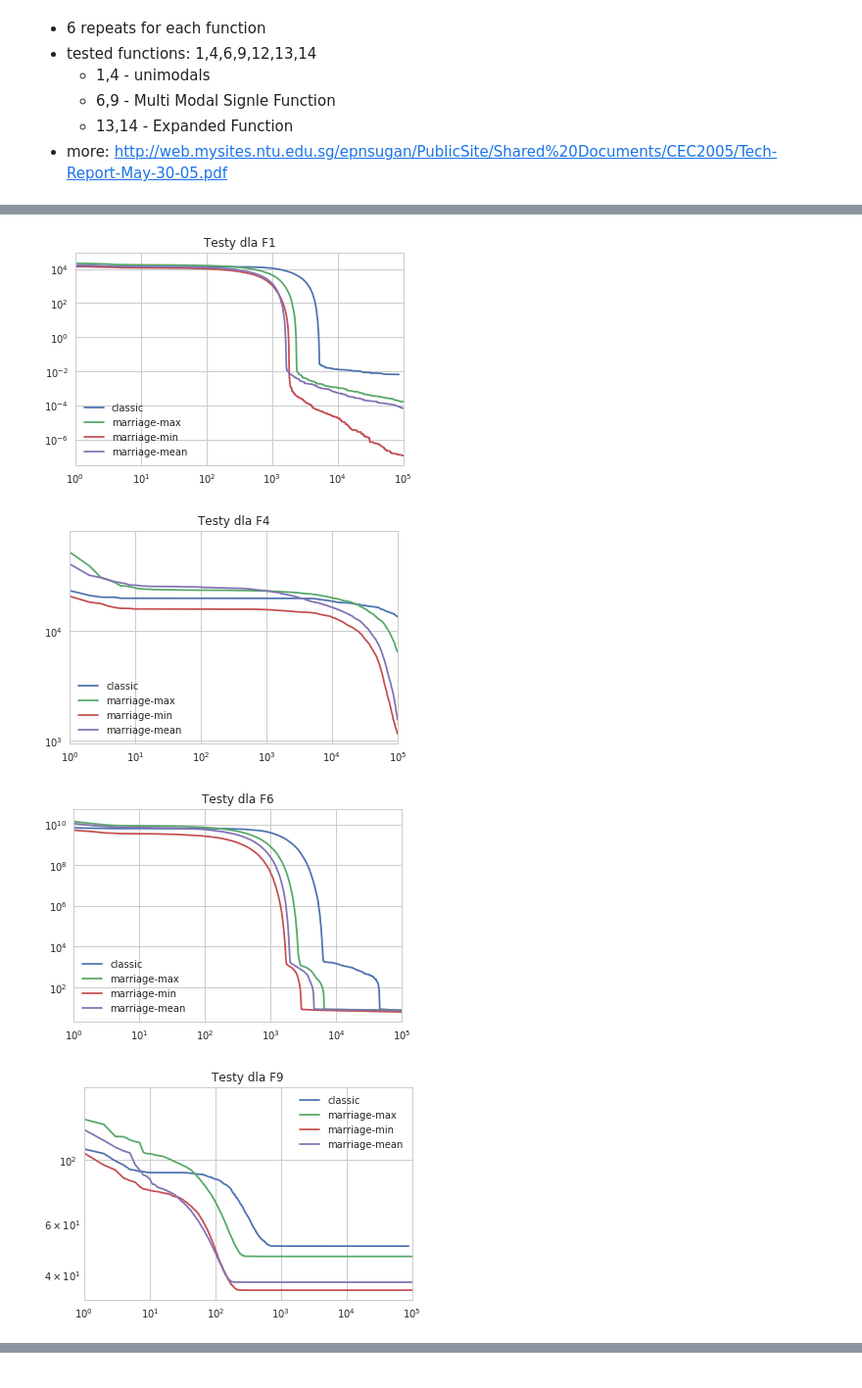
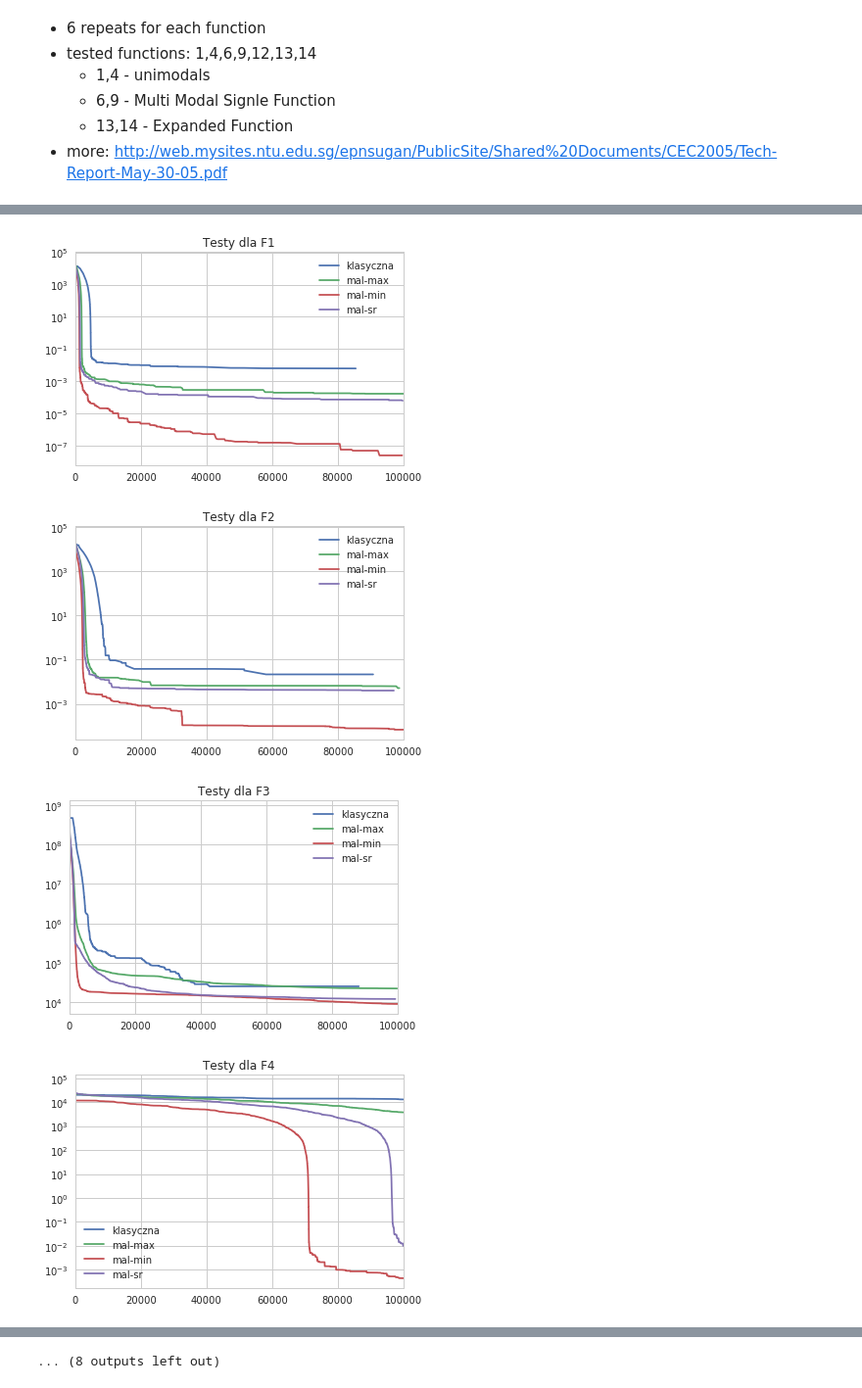
Before and after one commit to maciej3031/evolutionary_algorithm, a Jupyter notebook: Tests_analysis.ipynb, the cells around one changed output, grey strips where cells are left out. Shown at 98% size. Cells and saved outputs as stored; diff of their text form; code cells hidden in the pictures.

```diff
--- a/Tests_analysis.ipynb
+++ b/Tests_analysis.ipynb
@@ -12,6 +12,7 @@ import os
 sns.set(style="whitegrid")
 # %%
 versions_names = ["classic", "marriage-max", "marriage-min", "marriage-mean"]
+versions_names_pl = ["klasyczna", "mal-max", "mal-min", "mal-sr"]
 # %% [markdown]
 # Preprocessing functions
 # %%
@@ -63,7 +64,7 @@ def print_covergence_graphs(tests_names,agg_function=np.mean,
     for function_number in functions_numbers:
         plt.figure()
         ax = plt.axes()
-        ax.ticklabel_format(style='plain')
+        ax.ticklabel_format(style='sci')
         ax.set_yscale(y_scale)
         ax.set_xscale(x_scale)
         #if(x_scale=='log'):
@@ -77,7 +78,7 @@ def print_covergence_graphs(tests_names,agg_function=np.mean,
             #index = covergence_graph.index
             #vals = covergence_graph.values.T[0]
             #plt.plot(index, vals)
-        plt.legend(versions_names)
+        plt.legend(versions_names_pl)
 # %%
 def load_scores_data(tests_names, function_number, version_name):
     scores = []
@@ -525,7 +335,7 @@ compare_by_rank(tests_names, np.mean)
 # %%
-print_covergence_graphs(tests_names, np.mean) #np.median
+print_covergence_graphs(tests_names, np.median, y_scale='log',x_scale='linear')
 # %% [output]
-[figure, old version]
+[figure, new version]
-[figure, old version]
+[figure, new version]
-[figure, old version]
+[figure, new version]
-[figure, old version]
+[figure, new version]
@@ -534,0 +350 @@ print_covergence_graphs(tests_names, np.mean) #np.median
+... (8 outputs left out)
```
Also changed, not shown: parts of 29 cells of this notebook.
